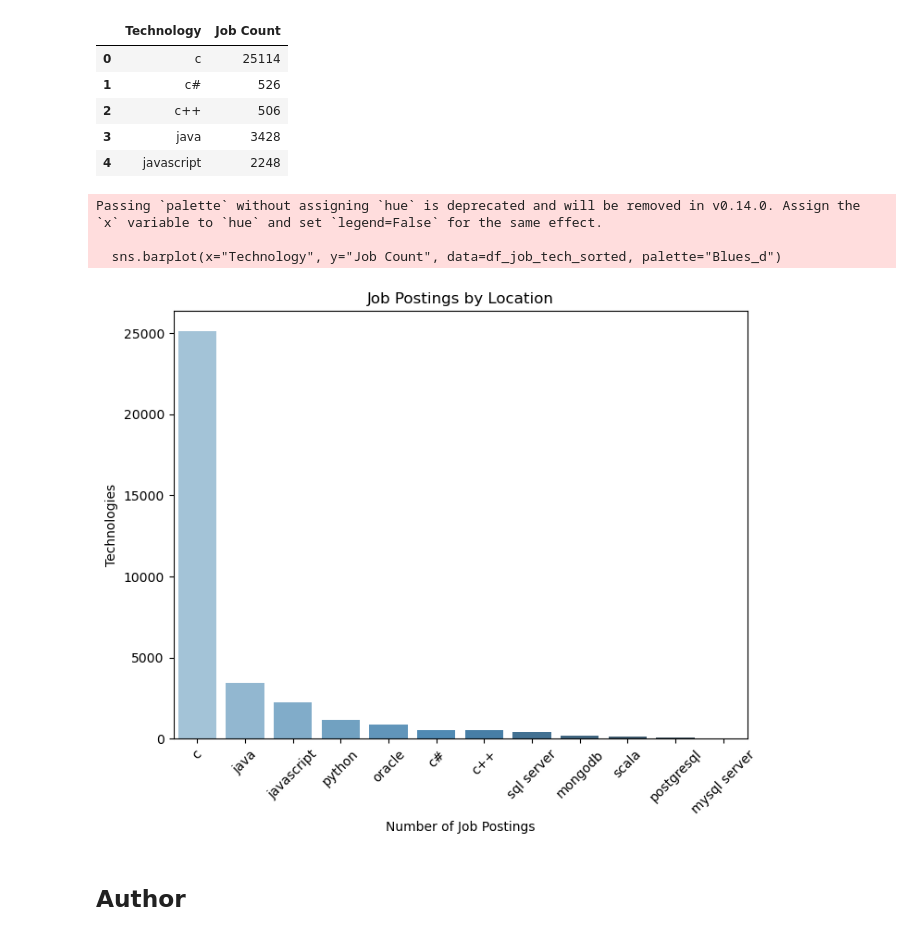
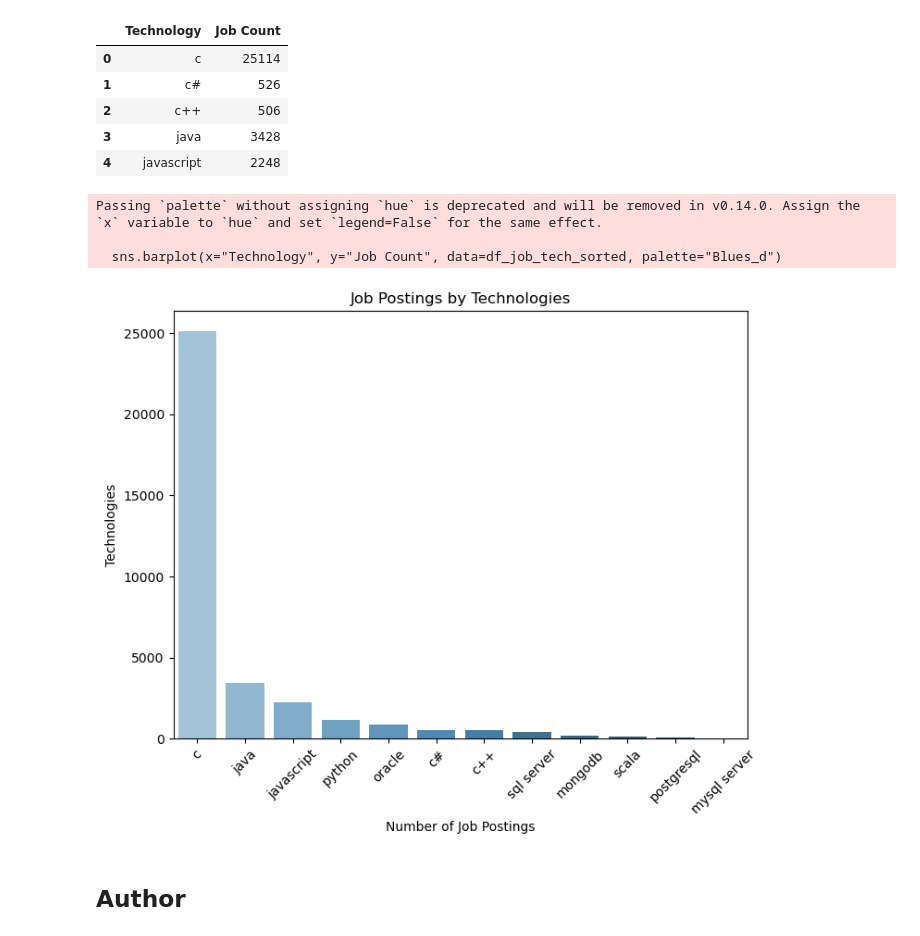
Before and after one commit to Majeedraheem/Final_Project-, a Jupyter notebook: Module 1 Data Collection /Collecting_Jobs_data_Using_API-Questions.ipynb, the cells around one changed output. Drawn from its saved outputs; the diff is of its cells as text; code cells hidden in the pictures.

```diff
--- a/Module 1 Data Collection /Collecting_Jobs_data_Using_API-Questions.ipynb
+++ b/Module 1 Data Collection /Collecting_Jobs_data_Using_API-Questions.ipynb
@@ -399,24 +399,24 @@ df_job_tech_sorted = df_job_tech.sort_values(by="Job Count", ascending=False)
 # %%
 plt.figure(figsize=(8, 6))
 sns.barplot(x="Technology", y="Job Count", data=df_job_tech_sorted, palette="Blues_d")
 
 # Add labels to each bar
 #for index, value in enumerate(df_job_tech["Job Count"]):
    # plt.text(value, index, str(int(value)), va='center')
 
 # Set labels and title
 plt.xlabel("Number of Job Postings")
 plt.ylabel("Technologies")
-plt.title("Job Postings by Location")
+plt.title("Job Postings by Technologies")
 plt.xticks(rotation=45)
 plt.savefig("Number of Technologies Used .png")
 # Show the plot
 plt.show()
 # %% [output]
 Passing `palette` without assigning `hue` is deprecated and will be removed in v0.14.0. Assign the `x` variable to `hue` and set `legend=False` for the same effect.
 
   sns.barplot(x="Technology", y="Job Count", data=df_job_tech_sorted, palette="Blues_d")
-[figure, old version]
+[figure, new version]
 # %%
 api_url = "http://127.0.0.1:50001/data"
 
```
Also changed, not shown: parts of 1 cell of this notebook, 12 other files.
